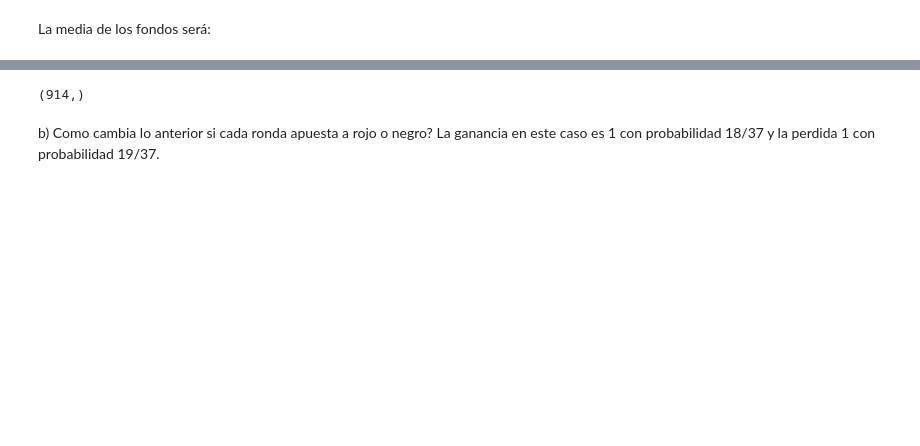
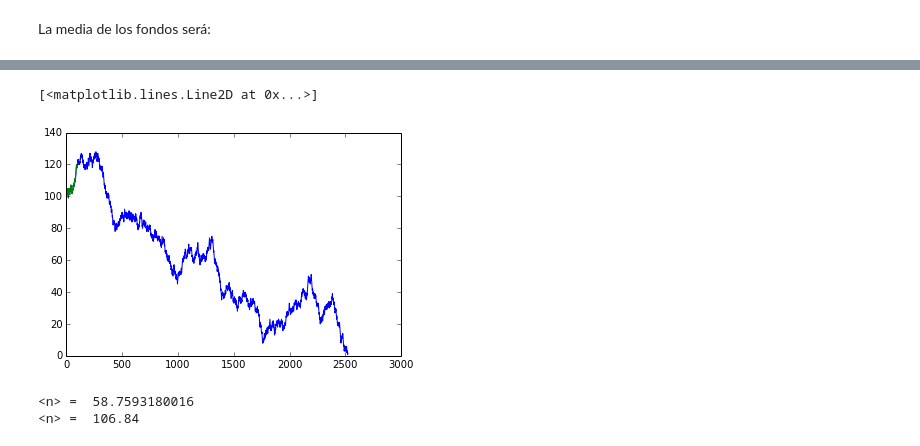
Before and after one commit to jngaravitoc/Mecanica_Estadistica, a Jupyter notebook: Taller4.ipynb, the cells around one changed output, grey strips where cells are left out. Saved outputs shown, nothing was run; the diff lists cells and outputs as text; code cells hidden in the pictures; blank space fills up the shorter version.

```diff
--- a/Taller4.ipynb
+++ b/Taller4.ipynb
@@ -59,8 +68,27 @@ print "<n> = ", mean(Money)
+# %%
+def ruleta_RB(M):
+    Money = []
+    t = 0
+    while M > 0:
+        t+=1
+        X = np.random.randint(1, 38)
+        Money.append(M)
+        if X < 19:
+            M+=1
+        else:
+            M-=1
+    return t, Money
 # %%
-t, Money, M = ruleta(100, 2)
+t, Money = ruleta_RB(100)
-# %%
-print shape(Money)
-# %% [output]
-(914,)
-# %% [markdown]
-b) Como cambia lo anterior si cada ronda apuesta a rojo o negro? La ganancia en este caso es 1 con probabilidad 18/37 y la perdida 1 con probabilidad 19/37.
+# %%
+plot(Money)
+plot(Money[:100])
+# %% [output]
+[<matplotlib.lines.Line2D at 0x...>]
+[figure, added]
+# %%
+print "<n> = ", mean(Money)
+print "<n> = ", mean(Money[:100])
+# %% [output]
+<n> =  58.7593180016
+<n> =  106.84
```
Also changed, not shown: parts of 13 cells of this notebook.
